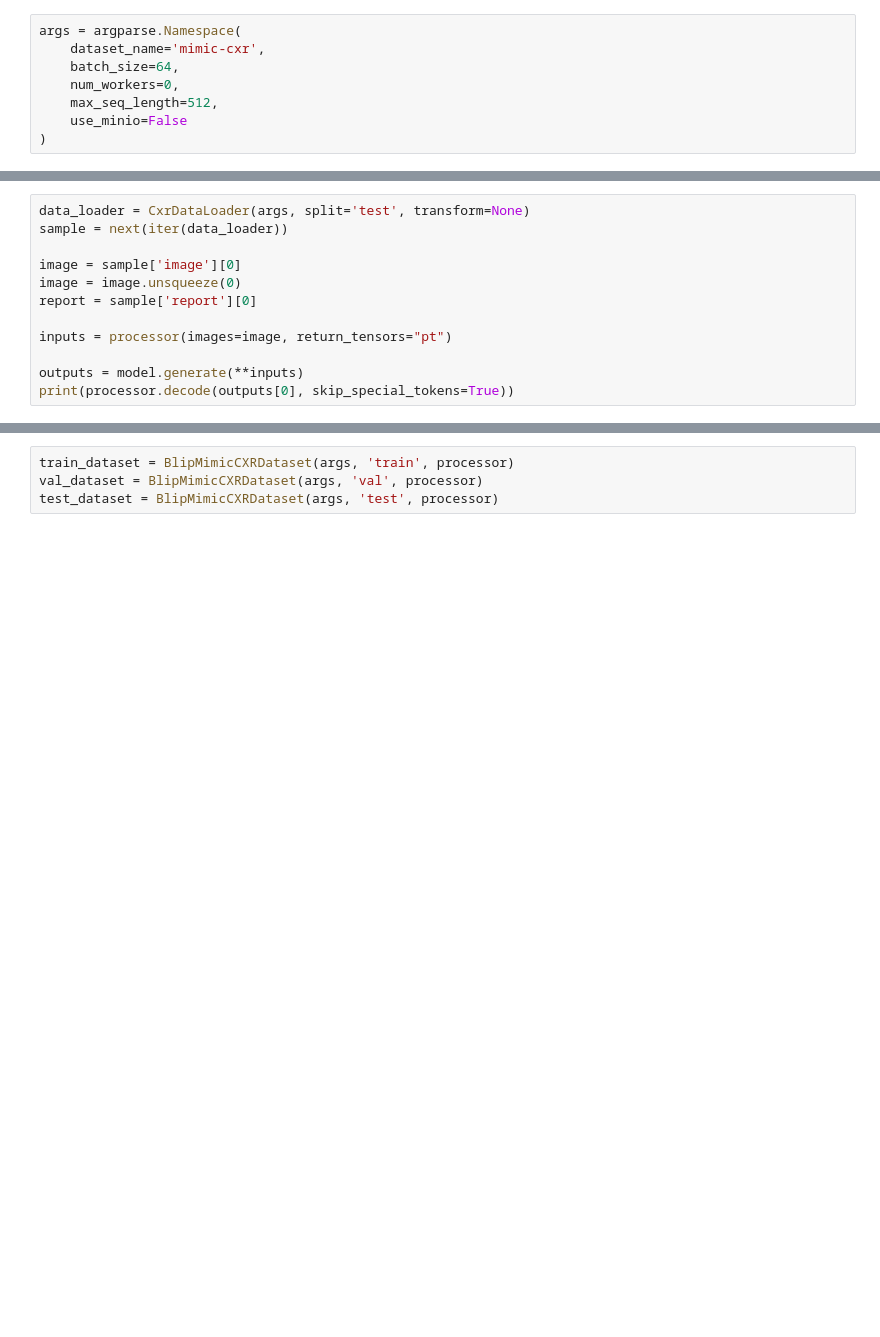
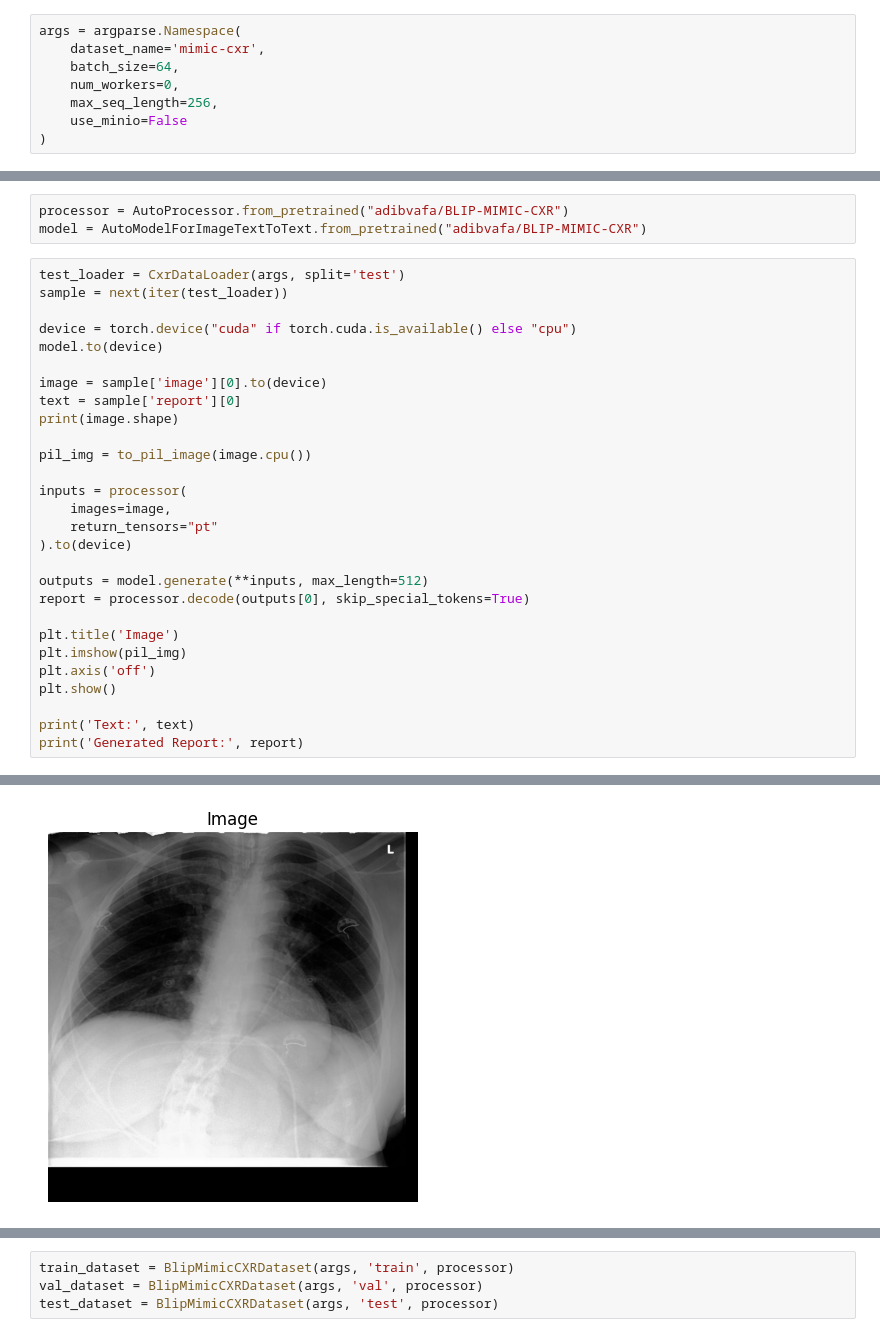
Before and after one commit to tudormihaita/cxr-report-gen, a Jupyter notebook: notebooks/blip-mimic-cxr-test.ipynb, the cells around one changed output, grey strips where cells are left out. Drawn from its saved outputs; the diff is of its cells as text; blank space fills up the shorter version.

```diff
--- a/notebooks/blip-mimic-cxr-test.ipynb
+++ b/notebooks/blip-mimic-cxr-test.ipynb
@@ -12,6 +15,6 @@ args = argparse.Namespace(
     dataset_name='mimic-cxr',
     batch_size=64,
     num_workers=0,
-    max_seq_length=512,
+    max_seq_length=256,
     use_minio=False
 )
@@ -30,13 +24,32 @@ model = BlipForConditionalGeneration.from_pretrained("Salesforce/blip-image-capt
+# %%
+processor = AutoProcessor.from_pretrained("adibvafa/BLIP-MIMIC-CXR")
+model = AutoModelForImageTextToText.from_pretrained("adibvafa/BLIP-MIMIC-CXR")
 # %%
-data_loader = CxrDataLoader(args, split='test', transform=None)
-sample = next(iter(data_loader))
+test_loader = CxrDataLoader(args, split='test')
+sample = next(iter(test_loader))
 
-image = sample['image'][0]
-image = image.unsqueeze(0)
-report = sample['report'][0]
+device = torch.device("cuda" if torch.cuda.is_available() else "cpu")
+model.to(device)
 
-inputs = processor(images=image, return_tensors="pt")
+image = sample['image'][0].to(device)
+text = sample['report'][0]
+print(image.shape)
 
-outputs = model.generate(**inputs)
-print(processor.decode(outputs[0], skip_special_tokens=True))
+pil_img = to_pil_image(image.cpu())
+
+inputs = processor(
+    images=image,
+    return_tensors="pt"
+).to(device)
+
+outputs = model.generate(**inputs, max_length=512)
+report = processor.decode(outputs[0], skip_special_tokens=True)
+
+plt.title('Image')
+plt.imshow(pil_img)
+plt.axis('off')
+plt.show()
+
+print('Text:', text)
+print('Generated Report:', report)
 # %% [output]
@@ -43,0 +58 @@ there is a man that is standing in the dark with a cell phone
+[figure, added]
```
Also changed, not shown: parts of 4 cells of this notebook, 13 other files.
